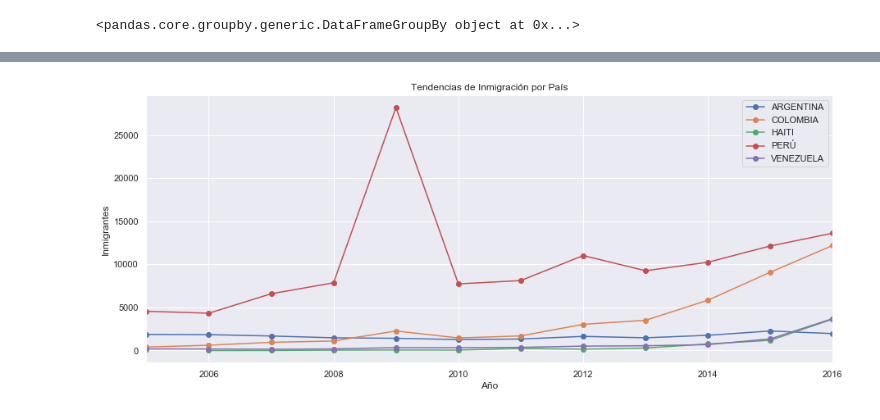
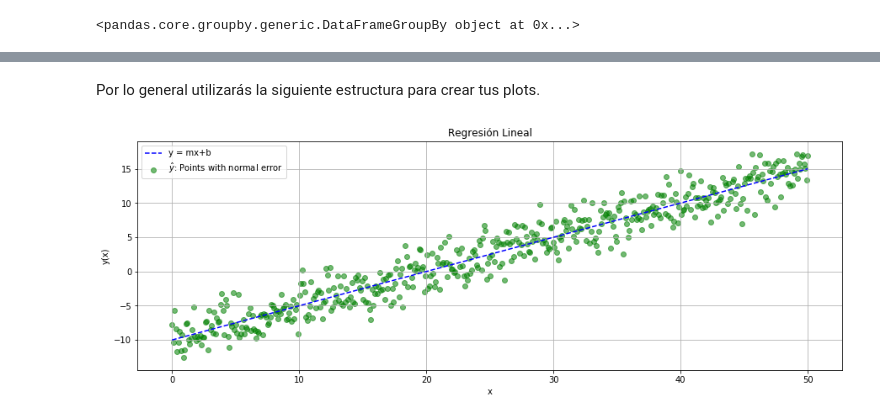
Before and after one commit to sborquez/Python-LEC, a Jupyter notebook: 1. Análisis Exploratorio.ipynb, the cells around one changed output, grey strips where cells are left out. Cells and saved outputs as stored; diff of their text form; code cells hidden in the pictures.

```diff
--- a/1. Análisis Exploratorio.ipynb
+++ b/1. Análisis Exploratorio.ipynb
@@ -447,3 +531,0 @@ Seaborn agrega más funcionalidades a matplotlib, fácilidades para crear **plot
-# %%
-import seaborn as sns
-sns.set(style="darkgrid")
@@ -561,14 +532,44 @@ plt.legend();
-# %%
-plt.figure(figsize=(15,6))
-
-for pais, df in paises:
-    if pais in ["VENEZUELA", "HAITI", "PERÚ", "COLOMBIA", "ARGENTINA"]:
-        anual = df["AÑO"].value_counts().sort_index()
-        anual.plot.line(label=pais, style="o-")
-
-plt.title("Tendencias de Inmigración por País")
-plt.xlabel("Año")
-plt.ylabel("Inmigrantes")
-plt.legend();
-# %% [output]
-[figure, removed]
+# %% [markdown]
+Por lo general utilizarás la siguiente estructura para crear tus plots.
+# %%
+# Usamos numpy para generar valores
+import numpy as np
+N = 500
+
+# Error: e ~ N(0, 2)
+e = np.random.normal(0, 2, N)
+
+# Ecuación de la recta
+m, b = 0.5, -10
+x = np.linspace(0, 50, N)
+y = m*x + b
+y_hat = y + e
+
+# Estimaciones
+mu_e = np.mean(e)
+# %%
+# Tamaño de Plot
+plt.figure(figsize=(15, 5))
+
+# Plots
+plt.plot(x, y, "b--", label="y = mx+b");
+plt.scatter(x, y_hat, c="g", alpha=0.55, label="$\hat{y}$: Points with normal error")
+
+# Diseño
+## Titulo
+plt.title("Regresión Lineal")
+
+## Nombres a los ejes
+plt.ylabel("y(x)")
+plt.xlabel("x")
+
+## Mostrar una grid
+plt.grid(True)
+
+## Mostrar legenda
+plt.legend()
+
+## Mostrar el gráfico
+plt.show();
+# %% [output]
+[figure, added]
```
Also changed, not shown: parts of 136 cells of this notebook.
